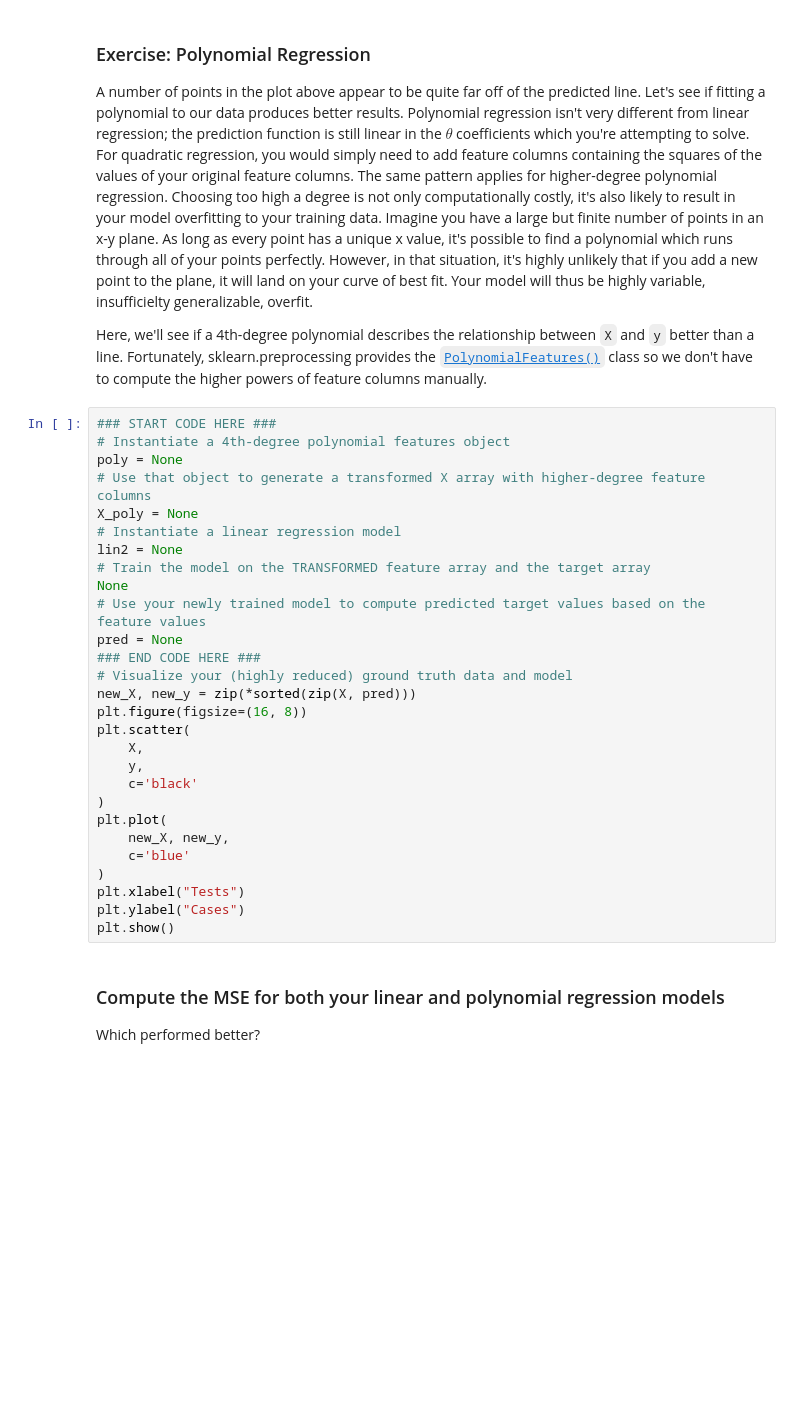
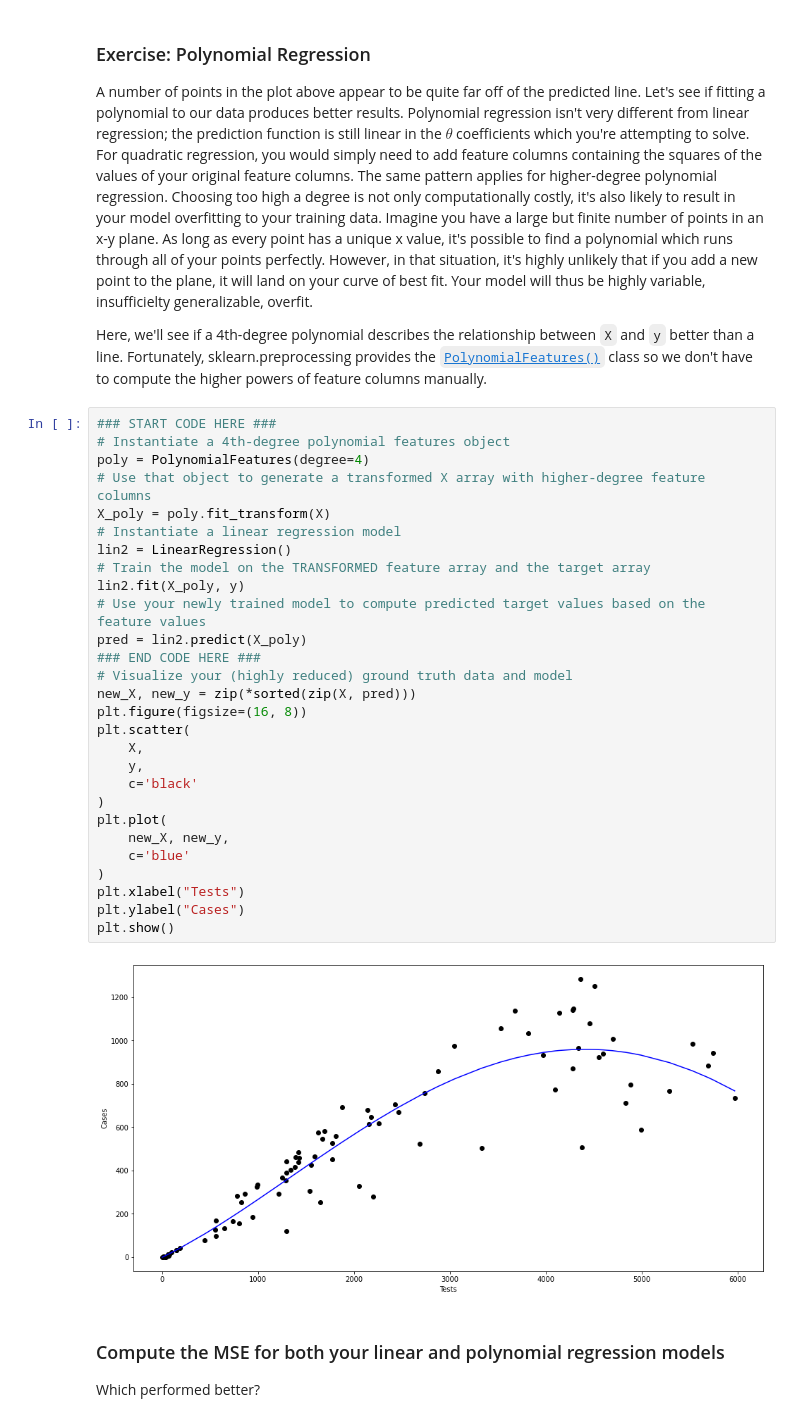
Before and after one commit to ChristianSAW/Fourthbrain, a Jupyter notebook: assignments/week1/1.5_COVID_19_Predictions_for_Chicago.ipynb, the cells around one changed output. Saved outputs shown, nothing was run; the diff lists cells and outputs as text; blank space fills up the shorter version.

```diff
--- a/assignments/week1/1.5_COVID_19_Predictions_for_Chicago.ipynb
+++ b/assignments/week1/1.5_COVID_19_Predictions_for_Chicago.ipynb
@@ -185,31 +310,33 @@ Here, we'll see if a 4th-degree polynomial describes the relationship between `X
 # %%
 ### START CODE HERE ###
 # Instantiate a 4th-degree polynomial features object
-poly = None
+poly = PolynomialFeatures(degree=4)
 # Use that object to generate a transformed X array with higher-degree feature columns
-X_poly = None
+X_poly = poly.fit_transform(X)
 # Instantiate a linear regression model
-lin2 = None
+lin2 = LinearRegression()
 # Train the model on the TRANSFORMED feature array and the target array
-None
+lin2.fit(X_poly, y)
 # Use your newly trained model to compute predicted target values based on the feature values
-pred = None
+pred = lin2.predict(X_poly)
 ### END CODE HERE ###
 # Visualize your (highly reduced) ground truth data and model
 new_X, new_y = zip(*sorted(zip(X, pred)))
 plt.figure(figsize=(16, 8))
 plt.scatter(
     X,
     y,
     c='black'
 )
 plt.plot(
     new_X, new_y,
     c='blue'
 )
 plt.xlabel("Tests")
 plt.ylabel("Cases")
 plt.show()
+# %% [output]
+[figure, added]
 # %% [markdown]
 ### Compute the MSE for both your linear and polynomial regression models
 
```
Also changed, not shown: parts of 18 cells of this notebook.
